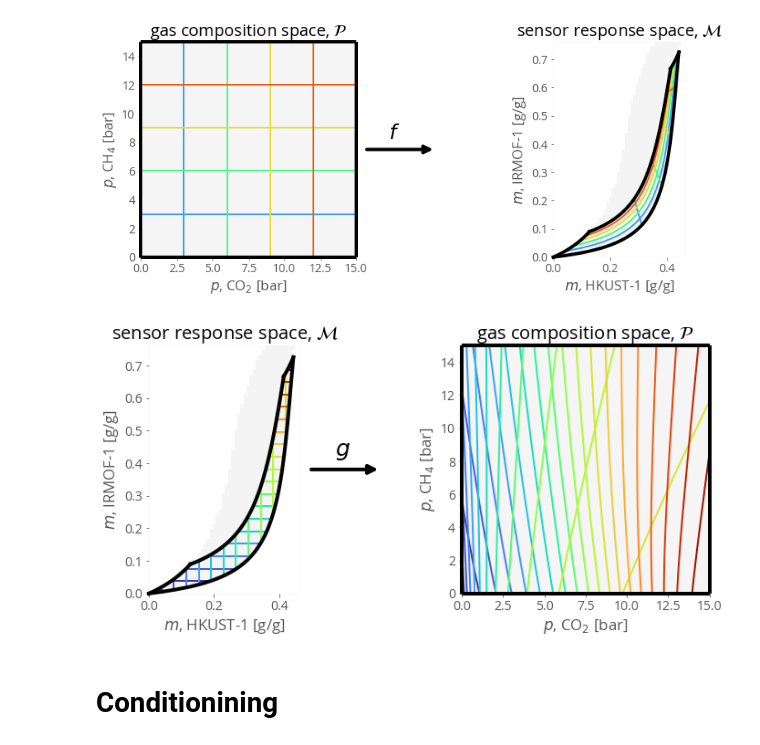
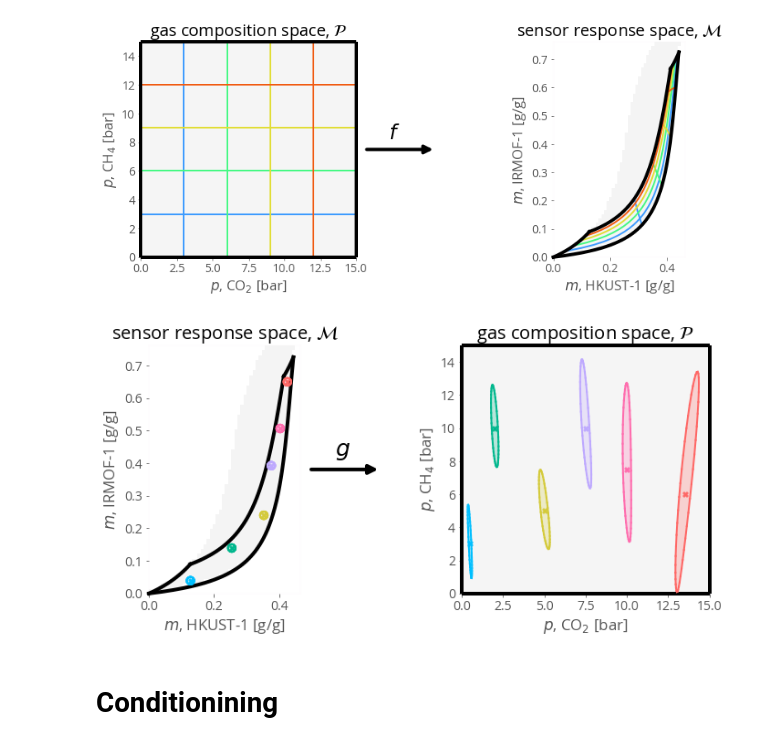
Before and after one commit to SimonEnsemble/nonlinear_sensing, a Jupyter notebook: viz mapping.ipynb, the cells around one changed output. Saved outputs shown, nothing was run; the diff lists cells and outputs as text; code cells hidden in the pictures.

Commit message:
v minor changes to plots

```diff
--- a/viz mapping.ipynb
+++ b/viz mapping.ipynb
@@ -117,7 +117,7 @@ def draw_axes():
 
 p_max = {"ch4": 106.0, "co2": 45.1}
 
-viz_fits = True
+viz_fits = False
 for gas in gases:
     p = np.linspace(0.0, p_max[gas], 100)
     plt.figure(figsize=[6.4* 0.75, 4.8* 0.75])
@@ -131,7 +131,7 @@ for gas in gases:
     plt.xlabel("pressure [bar]")
     plt.ylabel(gas_to_label[gas] + " uptake [g/g]")
     plt.tight_layout()
-    plt.xlim([-0.1 * p_max[gas], p_max[gas]])
+    plt.xlim([-0.05 * p_max[gas], p_max[gas]])
 #     plt.ylim([0, 0.2])
     if viz_fits:
         plt.savefig(gas + "_adsorption_data_fits.pdf", format="pdf") # in  mapping nb
@@ -538,7 +538,7 @@ def get_m0_end(m_1):
     p = np.array([p_0, 0.0])
     return f(p)[0]
 # %%
-draw_circles = False
+draw_circles = True
 
 fig, ax = plt.subplots(1, 2, figsize=figsize)
 
@@ -618,34 +618,34 @@ if not draw_circles:
             nb_pts = 50
             m0_fine = np.linspace(m0_min, m0_max, nb_pts)
             p_0 = np.zeros(nb_pts)
             p_1 = np.zeros(nb_pts)
             for j, m_0 in enumerate(m0_fine):
                 m = np.array([m_0, m_1])
                 p_0[j], p_1[j] = g(m)
             ax[1].plot(p_0, p_1, color=color, **kwargs)
 
 draw_mspace_boundaries(p_max, 0)
 draw_box(p_max, 1)
 prep_plot(1, 0)
 ax[0].imshow(f_range, extent=(0, m_max[0] + dms[0], 0, m_max[1]+ dms[1]),  origin='lower') # from above
 
 # draw!
 con = ConnectionPatch(xyA=(1.01, 0.5), xyB=(-0.3, 0.5),
                       coordsA="axes fraction", coordsB="axes fraction",
                       axesA=ax[0], axesB=ax[1], arrowstyle="-|>", zorder=10000,
                       clip_on=False, fc="w", mutation_scale=20, shrinkA=10, shrinkB=10)
 con.set_color([0, 0, 0])
 ax[0].add_artist(con)
 con.set_linewidth(4)
 ax[0].text(1.275, 0.575, "$g$", horizontalalignment='center',
     verticalalignment='center', transform=ax[0].transAxes, fontsize=25)
 
 if draw_circles:
     plt.savefig("m_to_p_2d_circles.pdf", format="pdf")
 else:
     plt.savefig("m_to_p_2d.pdf", format="pdf")
 # %% [output]
-[figure, old version]
+[figure, new version]
 # %% [markdown]
 # Conditionining
 # %% [markdown]
```
Also changed, not shown: parts of 1 cell of this notebook, 1 other file.
